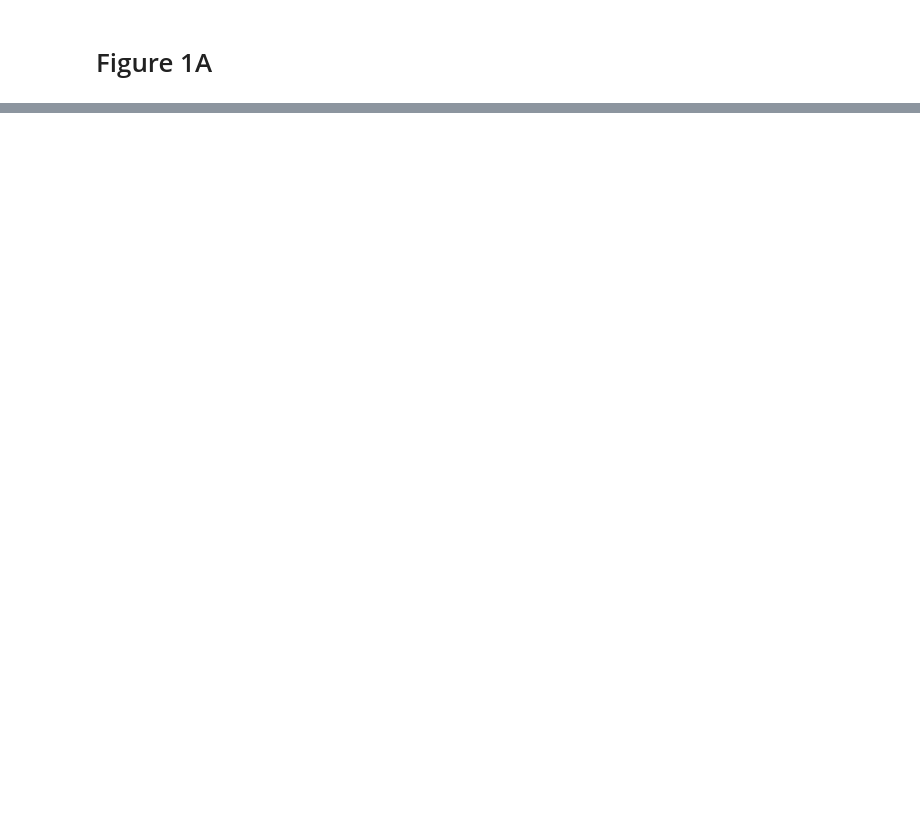
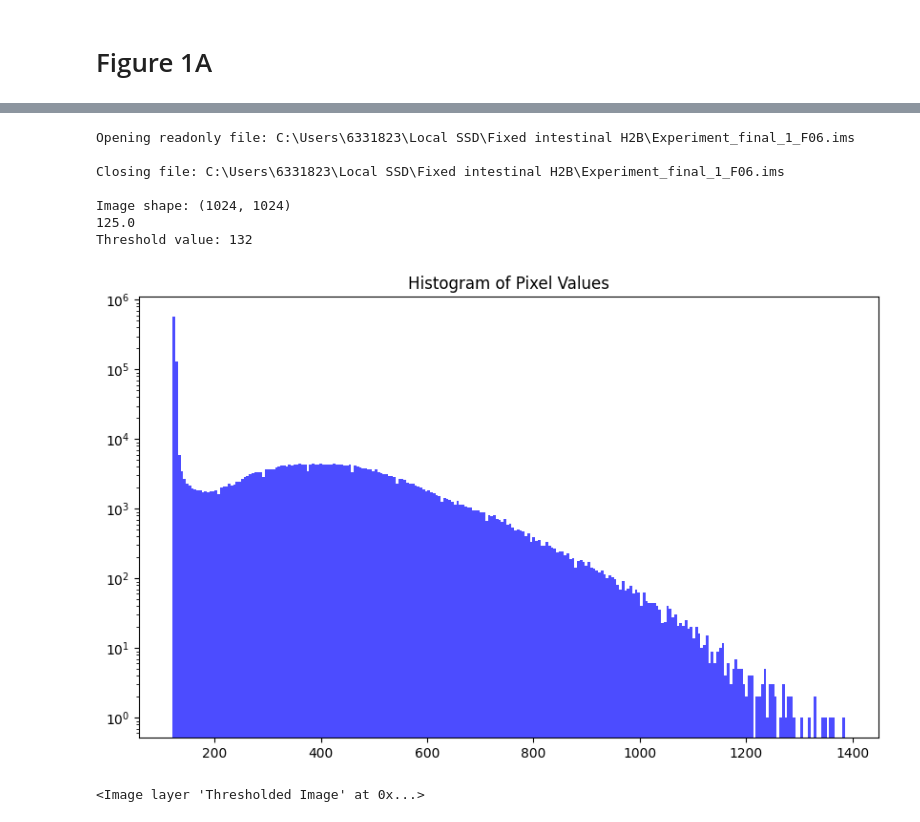
Before and after one commit to SuijkerbuijkLab/NucLogic, a Jupyter notebook: miscellaneous/paper_figures.ipynb, the cells around one changed output, grey strips where cells are left out. Cells and saved outputs as stored; diff of their text form; code cells hidden in the pictures; blank space fills up the shorter version.

```diff
--- a/miscellaneous/paper_figures.ipynb
+++ b/miscellaneous/paper_figures.ipynb
@@ -120,0 +1043,43 @@ viewer.add_labels(nuclogic, scale=scale, iso_gradient_mode="smooth", visible=Fal
+# %%
+import os
+from htmltools import img
+from imaris_ims_file_reader import ims
+import tifffile
+import numpy as np
+import matplotlib.pyplot as plt
+import napari
+from scipy.ndimage import gaussian_filter
+
+input_directory = r"C:\Users\6331823\Local SSD\Fixed intestinal H2B"
+movie_path = os.path.join(input_directory, "Experiment_final_1_F06.ims")
+image = ims(movie_path)[30]  # get the last frame and remove singleton dimensions
+image = np.max(image, axis=0)
+image = np.max(image, axis=0)  # max projection over Z
+image = gaussian_filter(image, sigma=2)  # apply Gaussian filter to smooth the image
+print(f"Image shape: {image.shape}")
+print(np.median(image))
+
+     # the valley
+print(f"Threshold value: {t}")
+
+image_values = image.flatten()
+plt.figure(figsize=(10, 6))
+plt.hist(image_values, bins=256, color='blue', alpha=0.7)
+plt.yscale('log')  # Set y-axis to logarithmic scale
+plt.title('Histogram of Pixel Values')
+plt.show()
+
+viewer = napari.Viewer(ndisplay=2)
+viewer.add_image(image, name="Max Projection")
+treshold_image = np.where(image > t, image, 0)
+viewer.add_image(treshold_image, name="Thresholded Image")
+# %% [output]
+Opening readonly file: C:\Users\6331823\Local SSD\Fixed intestinal H2B\Experiment_final_1_F06.ims
+
+Closing file: C:\Users\6331823\Local SSD\Fixed intestinal H2B\Experiment_final_1_F06.ims
+
+Image shape: (1024, 1024)
+125.0
+Threshold value: 132
+[figure, added]
+<Image layer 'Thresholded Image' at 0x...>
```
Also changed, not shown: parts of 10 cells of this notebook, 4 other files.
